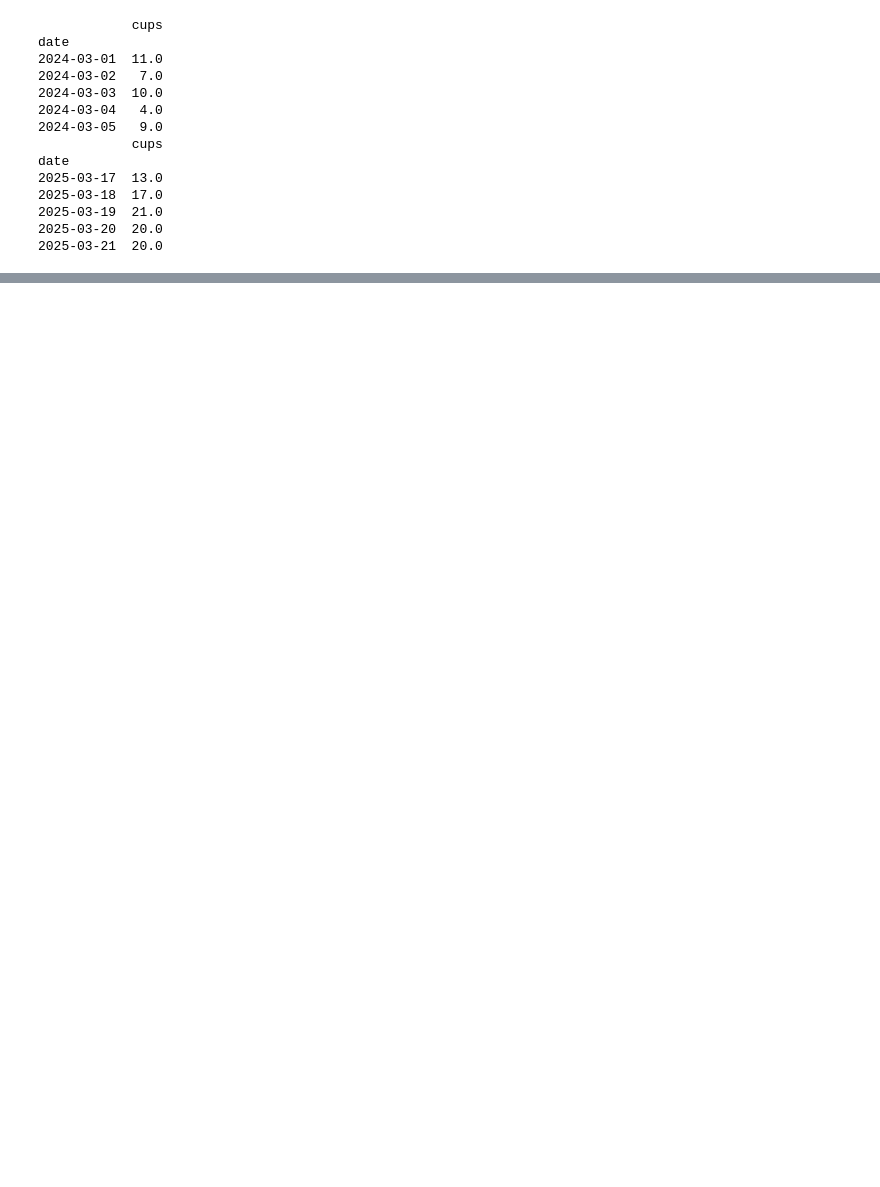
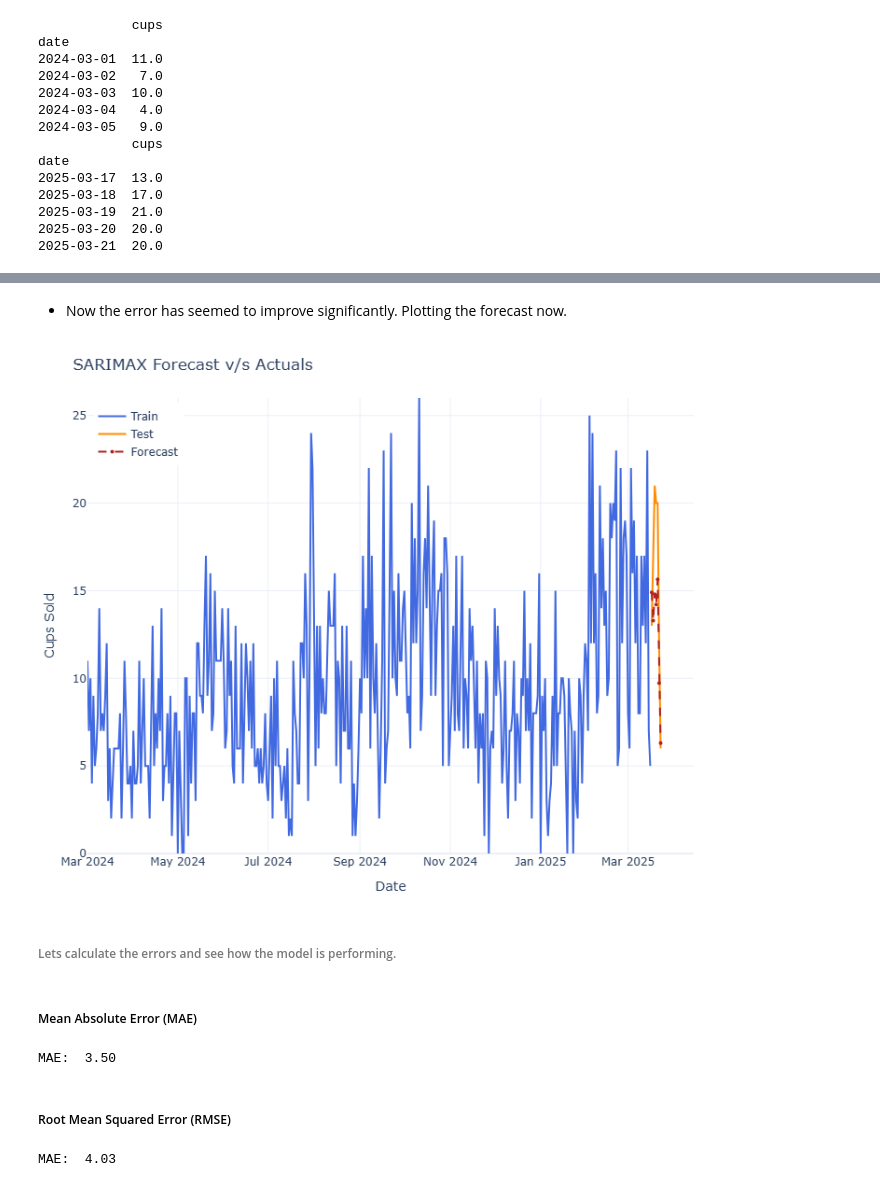
Before and after one commit to AyAnand117/Coffee-Sales, a Jupyter notebook: Notebooks/Coffee_Sales_EDA&TSA.ipynb, the cells around one changed output, grey strips where cells are left out. Saved outputs shown, nothing was run; the diff lists cells and outputs as text; code cells hidden in the pictures; blank space fills up the shorter version.

```diff
--- a/Notebooks/Coffee_Sales_EDA&TSA.ipynb
+++ b/Notebooks/Coffee_Sales_EDA&TSA.ipynb
@@ -819,0 +847,6 @@ forecast_actuals(csdTrain, csdTest, forecast = 'arima_pred', title="ARIMA Foreca
+# %%
+model_sm = SARIMAX(csdTrain['cups'],
+                   order=(5,0,5),
+                   seasonal_order=(1,1,2,7))
+modelsm_fit = model_sm.fit()
+modelsm_fit.summary()
@@ -819,0 +883,3 @@ forecast_actuals(csdTrain, csdTest, forecast = 'arima_pred', title="ARIMA Foreca
+# %%
+forecast_sm = modelsm_fit.forecast(steps=len(csdTest))
+forecast_sm
@@ -819,0 +895,3 @@ forecast_actuals(csdTrain, csdTest, forecast = 'arima_pred', title="ARIMA Foreca
+# %%
+csdTest['sm_forecast'] = forecast_sm
+csdTest
@@ -819,0 +908,24 @@ forecast_actuals(csdTrain, csdTest, forecast = 'arima_pred', title="ARIMA Foreca
+# %% [markdown]
+- Now the error has seemed to improve significantly. Plotting the forecast now.
+# %%
+# Used the same function forecast v/s actuals
+forecast_actuals(csdTrain, csdTest, forecast = 'sm_forecast', title="SARIMAX Forecast v/s Actuals")
+# %% [output]
+[figure, added]
+# %% [markdown]
+###### Lets calculate the errors and see how the model is performing.
+# %% [markdown]
+##### Mean Absolute Error (MAE)
+# %%
+sm_mae = mean_absolute_error(csdTest['cups'], csdTest['sm_forecast'])
+print(f"MAE: {sm_mae: .2f}")
+# %% [output]
+MAE:  3.50
+# %% [markdown]
+##### Root Mean Squared Error (RMSE)
+# %%
+sm_mse = mean_squared_error(csdTest['cups'], csdTest['sm_forecast'])
+sm_rmse = sm_mse**0.5
+print(f"MAE: {sm_rmse: .2f}")
+# %% [output]
+MAE:  4.03
```
Also changed, not shown: parts of 27 cells of this notebook.
